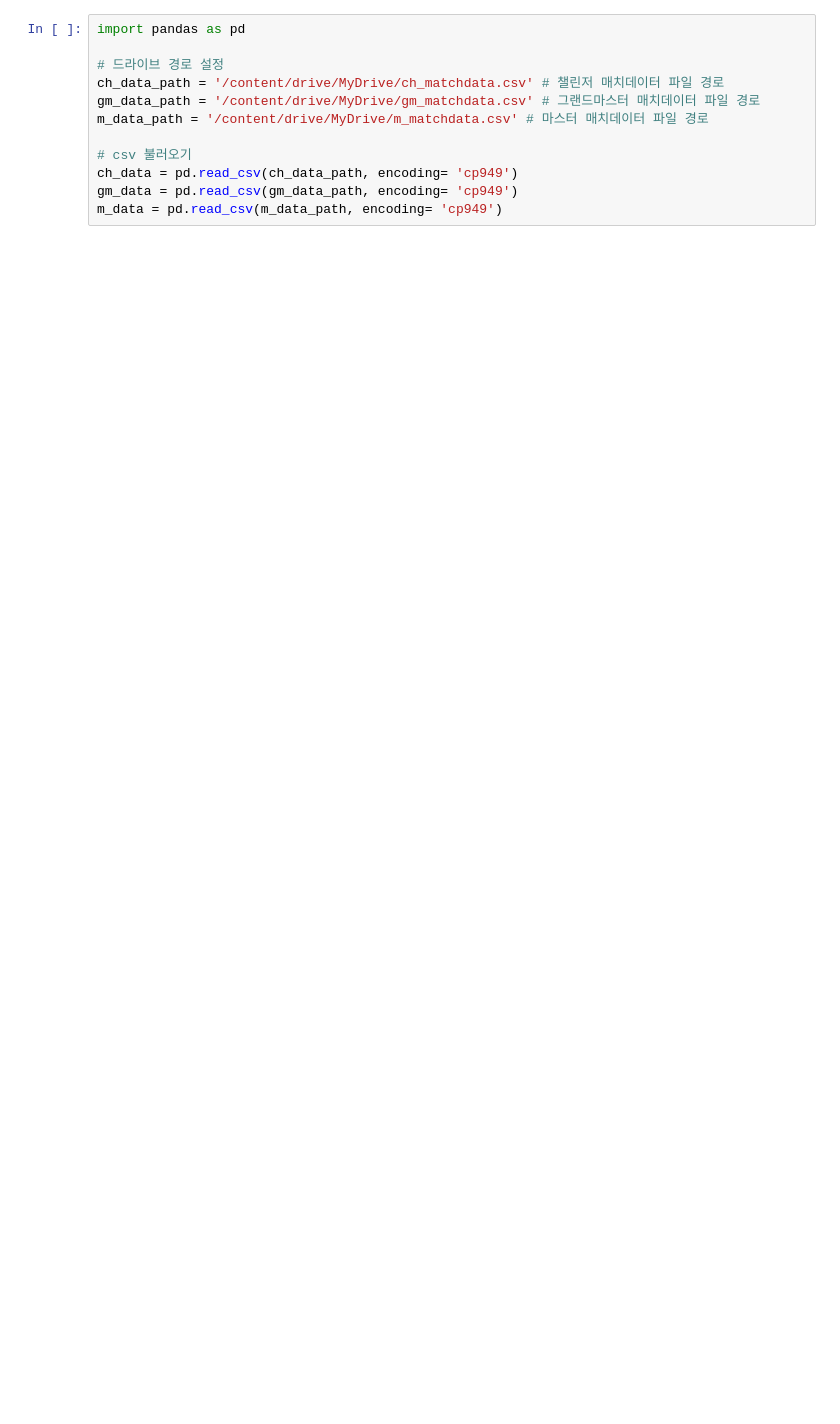
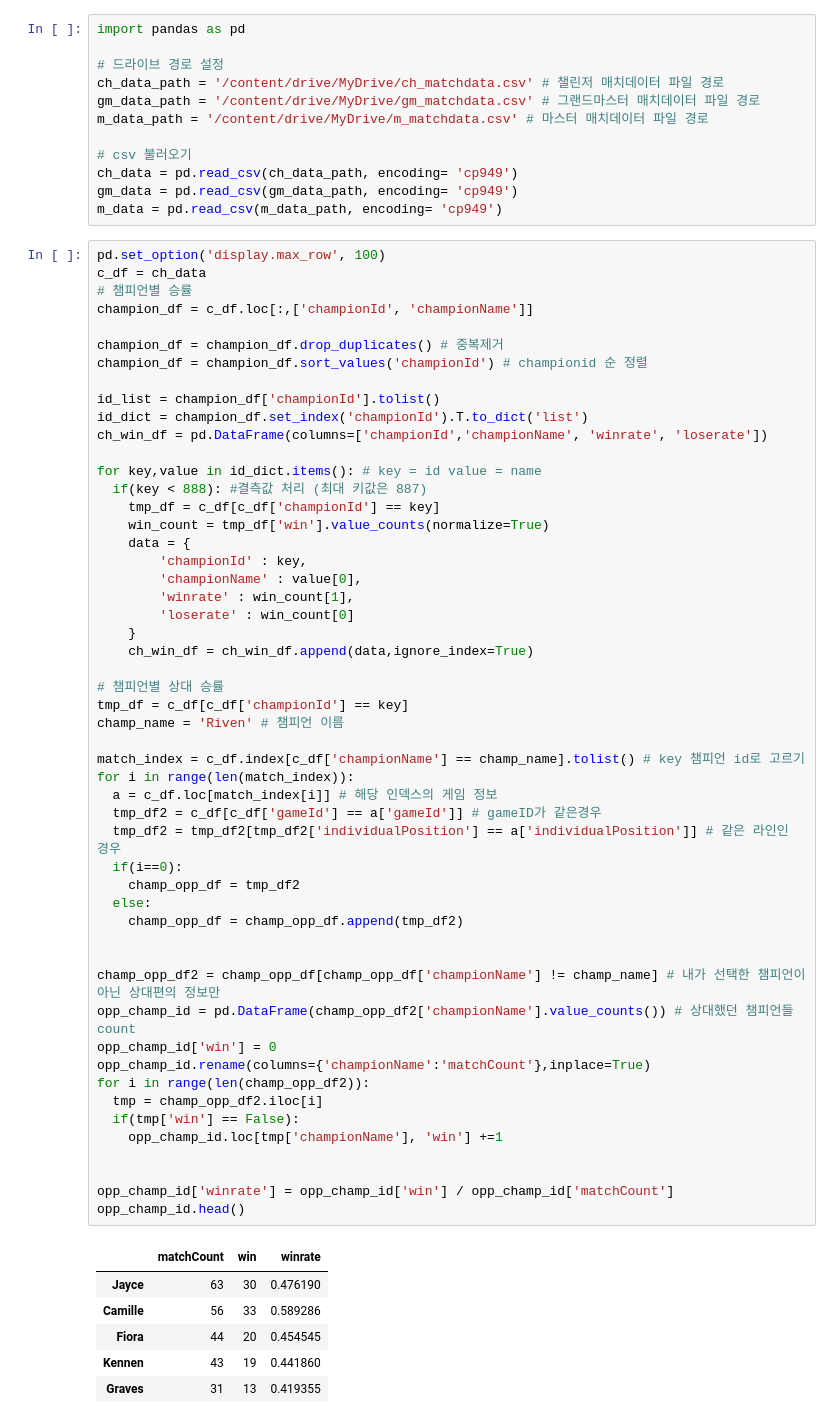
Before and after one commit to jw-jin/2021-DAP, a Jupyter notebook: RiotAPI.ipynb, the cells around one changed output. Saved outputs shown, nothing was run; the diff lists cells and outputs as text; blank space fills up the shorter version.

```diff
--- a/RiotAPI.ipynb
+++ b/RiotAPI.ipynb
@@ -17,4 +17,63 @@ m_data_path = '/content/drive/MyDrive/m_matchdata.csv' # 마스터 매치데이
 ch_data = pd.read_csv(ch_data_path, encoding= 'cp949')
 gm_data = pd.read_csv(gm_data_path, encoding= 'cp949')
 m_data = pd.read_csv(m_data_path, encoding= 'cp949')
+# %%
+pd.set_option('display.max_row', 100)
+c_df = ch_data
+# 챔피언별 승률
+champion_df = c_df.loc[:,['championId', 'championName']]
+
+champion_df = champion_df.drop_duplicates() # 중복제거
+champion_df = champion_df.sort_values('championId') # championid 순 정렬
+
+id_list = champion_df['championId'].tolist()
+id_dict = champion_df.set_index('championId').T.to_dict('list')
+ch_win_df = pd.DataFrame(columns=['championId','championName', 'winrate', 'loserate'])
+
+for key,value in id_dict.items(): # key = id value = name
+  if(key < 888): #결측값 처리 (최대 키값은 887)
+    tmp_df = c_df[c_df['championId'] == key]
+    win_count = tmp_df['win'].value_counts(normalize=True)
+    data = {
+        'championId' : key,
+        'championName' : value[0],
+        'winrate' : win_count[1],
+        'loserate' : win_count[0]
+    }
+    ch_win_df = ch_win_df.append(data,ignore_index=True)
+
+# 챔피언별 상대 승률
+tmp_df = c_df[c_df['championId'] == key]
+champ_name = 'Riven' # 챔피언 이름
+
+match_index = c_df.index[c_df['championName'] == champ_name].tolist() # key 챔피언 id로 고르기
+for i in range(len(match_index)):
+  a = c_df.loc[match_index[i]] # 해당 인덱스의 게임 정보
+  tmp_df2 = c_df[c_df['gameId'] == a['gameId']] # gameID가 같은경우
+  tmp_df2 = tmp_df2[tmp_df2['individualPosition'] == a['individualPosition']] # 같은 라인인 경우
+  if(i==0):
+    champ_opp_df = tmp_df2
+  else:
+    champ_opp_df = champ_opp_df.append(tmp_df2)
+
+
+champ_opp_df2 = champ_opp_df[champ_opp_df['championName'] != champ_name] # 내가 선택한 챔피언이 아닌 상대편의 정보만
+opp_champ_id = pd.DataFrame(champ_opp_df2['championName'].value_counts()) # 상대했던 챔피언들 count
+opp_champ_id['win'] = 0
+opp_champ_id.rename(columns={'championName':'matchCount'},inplace=True)
+for i in range(len(champ_opp_df2)):
+  tmp = champ_opp_df2.iloc[i]
+  if(tmp['win'] == False):
+    opp_champ_id.loc[tmp['championName'], 'win'] +=1
+
+
+opp_champ_id['winrate'] = opp_champ_id['win'] / opp_champ_id['matchCount']
+opp_champ_id.head()
+# %% [output]
+|  | matchCount | win | winrate |
+| Jayce | 63 | 30 | 0.476190 |
+| Camille | 56 | 33 | 0.589286 |
+| Fiora | 44 | 20 | 0.454545 |
+| Kennen | 43 | 19 | 0.441860 |
+| Graves | 31 | 13 | 0.419355 |
 # %%
```
Also changed, not shown: parts of 3 cells of this notebook.
